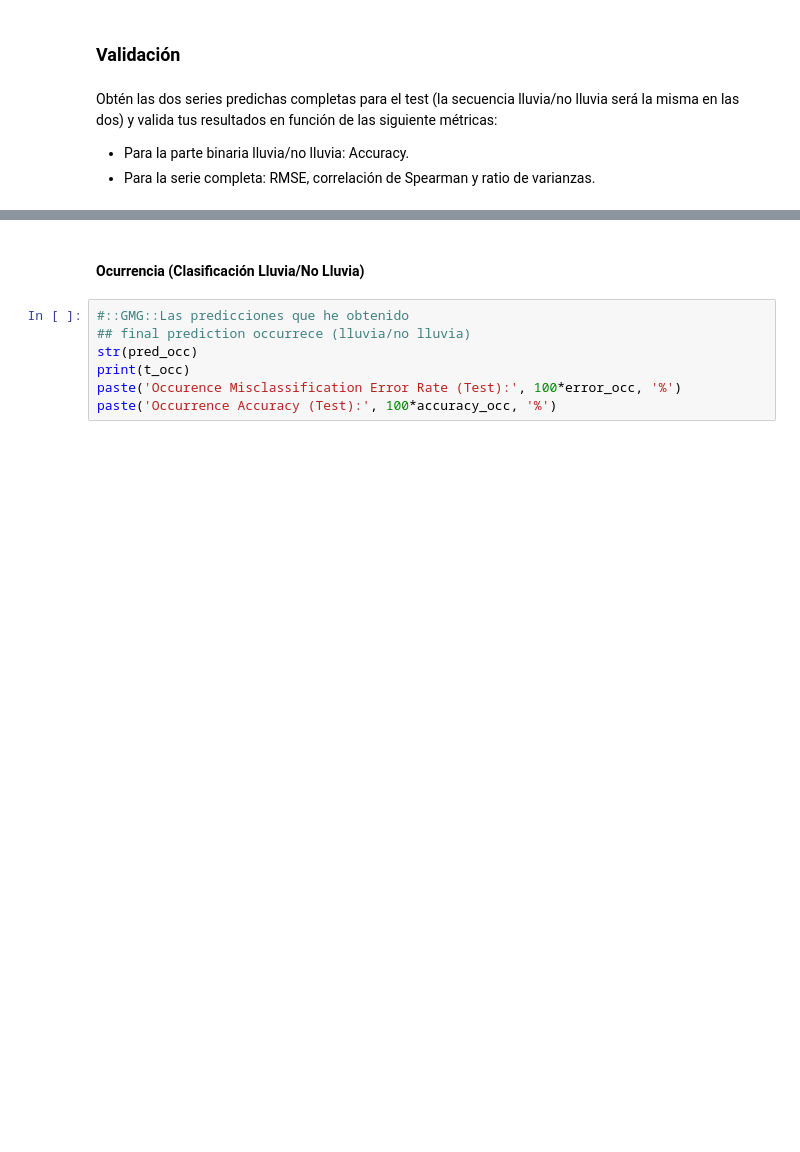
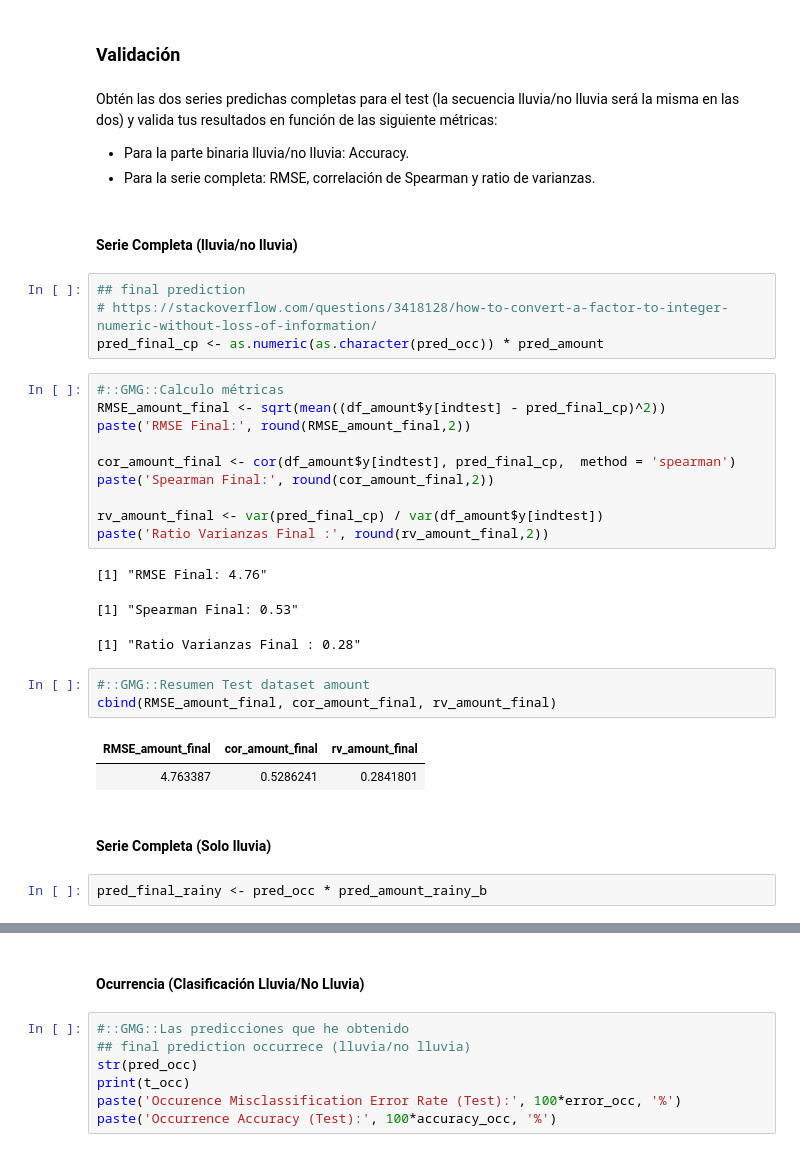
Before and after one commit to yerartdev/uc-m1966-datamining, a Jupyter notebook: d3/S17-T03_LAB_IntercomparisonTechniques.ipynb, the cells around one changed output, grey strips where cells are left out. Saved outputs shown, nothing was run; the diff lists cells and outputs as text; blank space fills up the shorter version.

Commit message:
m1966 - práctica entregable de repaso (S17-T03): punto 1: regression CART, validación, predicción final serie completa (lluvia/no lluvia), métricas de error

```diff
--- a/d3/S17-T03_LAB_IntercomparisonTechniques.ipynb
+++ b/d3/S17-T03_LAB_IntercomparisonTechniques.ipynb
@@ -819,3 +819,33 @@ cbind(RMSE_amount_rainy_b, cor_amount_rainy_b, rv_amount_rainy_b)
 Obtén las dos series predichas completas para el test (la secuencia lluvia/no lluvia será la misma en las dos) y valida tus resultados en función de las siguiente métricas:
 * Para la parte binaria lluvia/no lluvia: Accuracy.
 * Para la serie completa: RMSE, correlación de Spearman y ratio de varianzas.
+# %% [markdown]
+#### Serie Completa (lluvia/no lluvia)
+# %%
+## final prediction
+# https://stackoverflow.com/questions/3418128/how-to-convert-a-factor-to-integer-numeric-without-loss-of-information/
+pred_final_cp <- as.numeric(as.character(pred_occ)) * pred_amount
+# %%
+#::GMG::Calculo métricas
+RMSE_amount_final <- sqrt(mean((df_amount$y[indtest] - pred_final_cp)^2))
+paste('RMSE Final:', round(RMSE_amount_final,2))
+
+cor_amount_final <- cor(df_amount$y[indtest], pred_final_cp,  method = 'spearman')
+paste('Spearman Final:', round(cor_amount_final,2))
+
+rv_amount_final <- var(pred_final_cp) / var(df_amount$y[indtest])
+paste('Ratio Varianzas Final :', round(rv_amount_final,2))
+# %% [output]
+[1] "RMSE Final: 4.76"
+[1] "Spearman Final: 0.53"
+[1] "Ratio Varianzas Final : 0.28"
+# %%
+#::GMG::Resumen Test dataset amount
+cbind(RMSE_amount_final, cor_amount_final, rv_amount_final)
+# %% [output]
+| RMSE_amount_final | cor_amount_final | rv_amount_final |
+| 4.763387 | 0.5286241 | 0.2841801 |
+# %% [markdown]
+#### Serie Completa (Solo lluvia)
+# %%
+pred_final_rainy <- pred_occ * pred_amount_rainy_b
```
Also changed, not shown: parts of 4 cells of this notebook.
